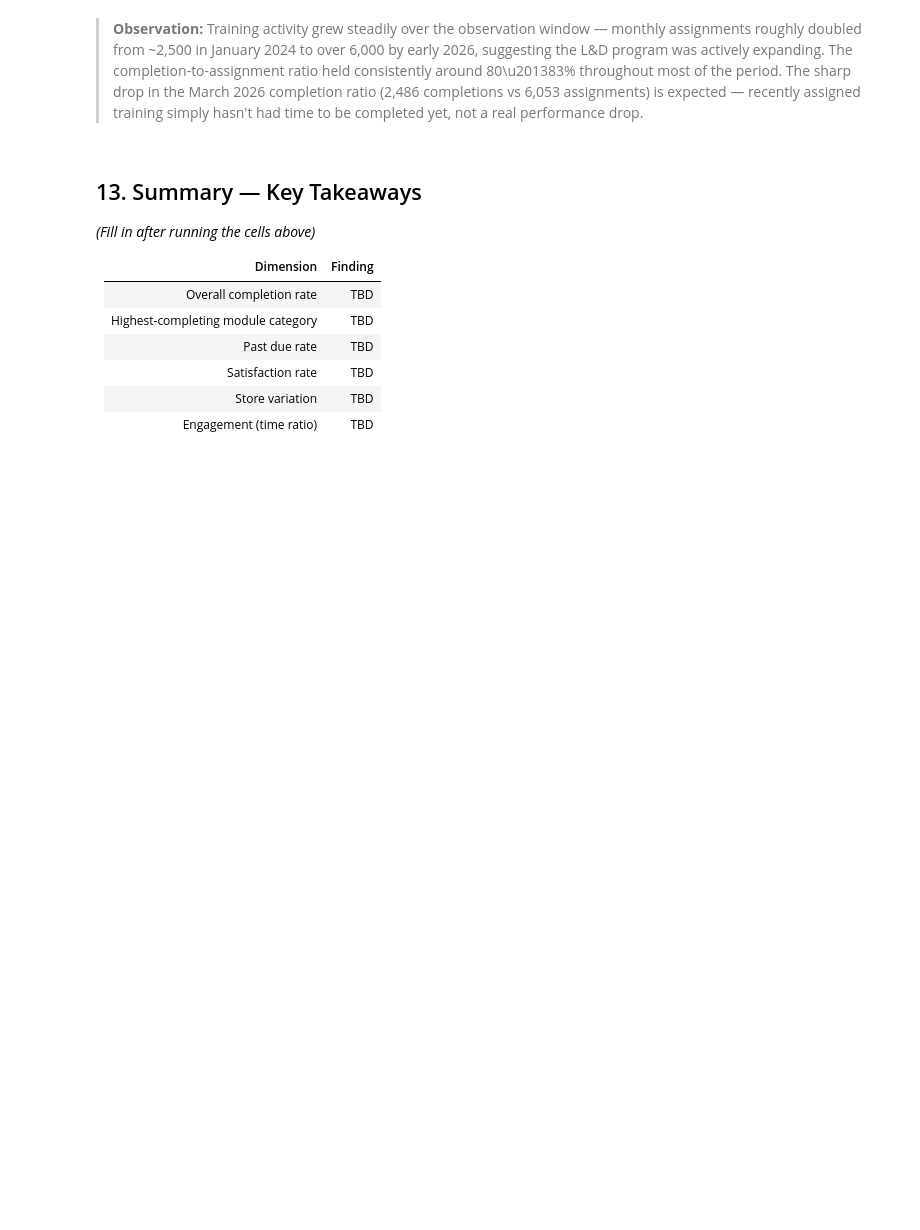
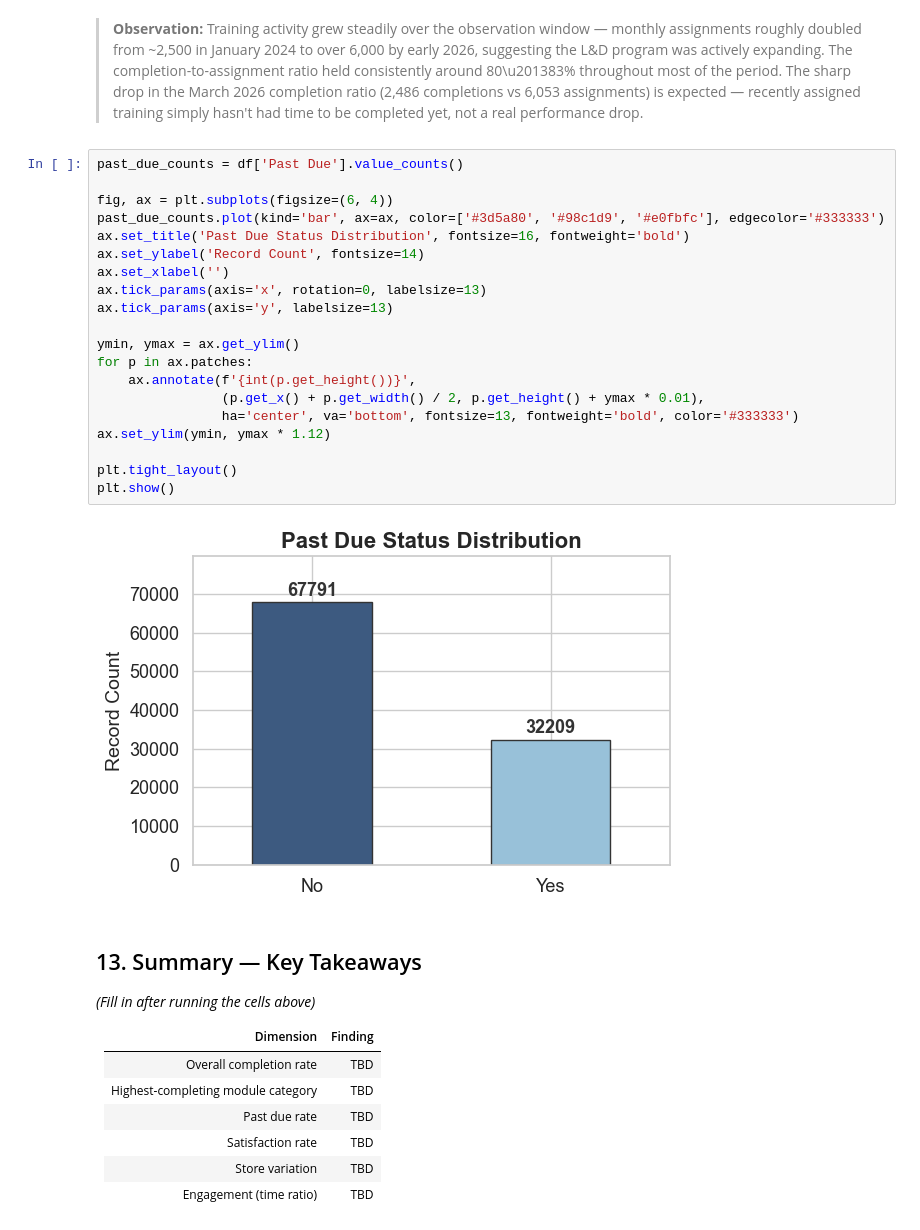
Before and after one commit to linokon4120/Weis_Project, a Jupyter notebook: Weis_LMS_EDA.ipynb, the cells around one changed output. Saved outputs shown, nothing was run; the diff lists cells and outputs as text; blank space fills up the shorter version.

```diff
--- a/Weis_LMS_EDA.ipynb
+++ b/Weis_LMS_EDA.ipynb
@@ -788,6 +840,28 @@ plt.show()
 [figure]
 # %% [markdown]
 > **Observation:** Training activity grew steadily over the observation window — monthly assignments roughly doubled from ~2,500 in January 2024 to over 6,000 by early 2026, suggesting the L&D program was actively expanding. The completion-to-assignment ratio held consistently around 80\u201383% throughout most of the period. The sharp drop in the March 2026 completion ratio (2,486 completions vs 6,053 assignments) is expected — recently assigned training simply hasn't had time to be completed yet, not a real performance drop.
+# %%
+past_due_counts = df['Past Due'].value_counts()
+
+fig, ax = plt.subplots(figsize=(6, 4))
+past_due_counts.plot(kind='bar', ax=ax, color=['#3d5a80', '#98c1d9', '#e0fbfc'], edgecolor='#333333')
+ax.set_title('Past Due Status Distribution', fontsize=16, fontweight='bold')
+ax.set_ylabel('Record Count', fontsize=14)
+ax.set_xlabel('')
+ax.tick_params(axis='x', rotation=0, labelsize=13)
+ax.tick_params(axis='y', labelsize=13)
+
+ymin, ymax = ax.get_ylim()
+for p in ax.patches:
+    ax.annotate(f'{int(p.get_height())}',
+                (p.get_x() + p.get_width() / 2, p.get_height() + ymax * 0.01),
+                ha='center', va='bottom', fontsize=13, fontweight='bold', color='#333333')
+ax.set_ylim(ymin, ymax * 1.12)
+
+plt.tight_layout()
+plt.show()
+# %% [output]
+[figure, added]
 # %% [markdown]
 ## 13. Summary — Key Takeaways
 
```
Also changed, not shown: parts of 3 cells of this notebook, 1 other file.
